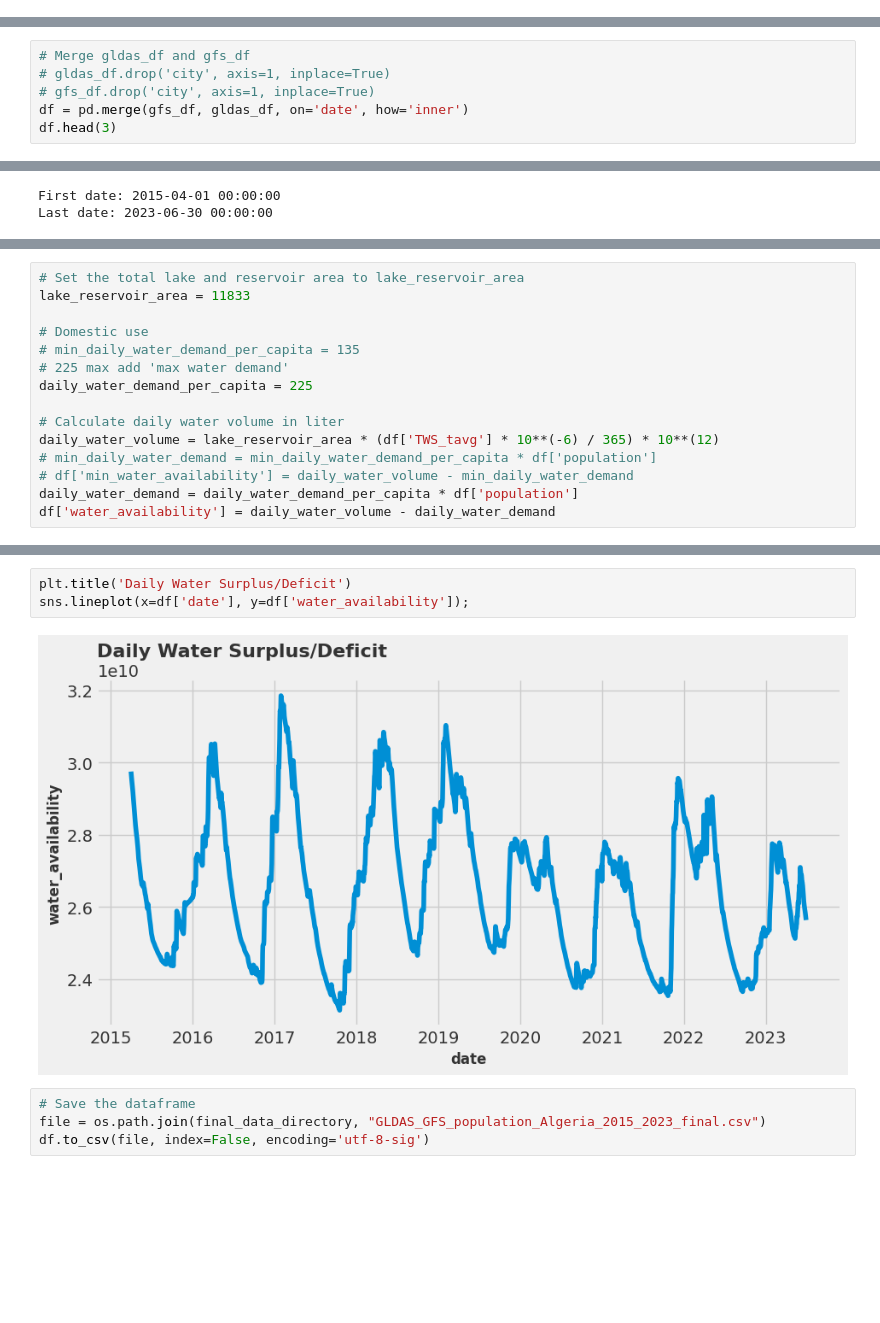
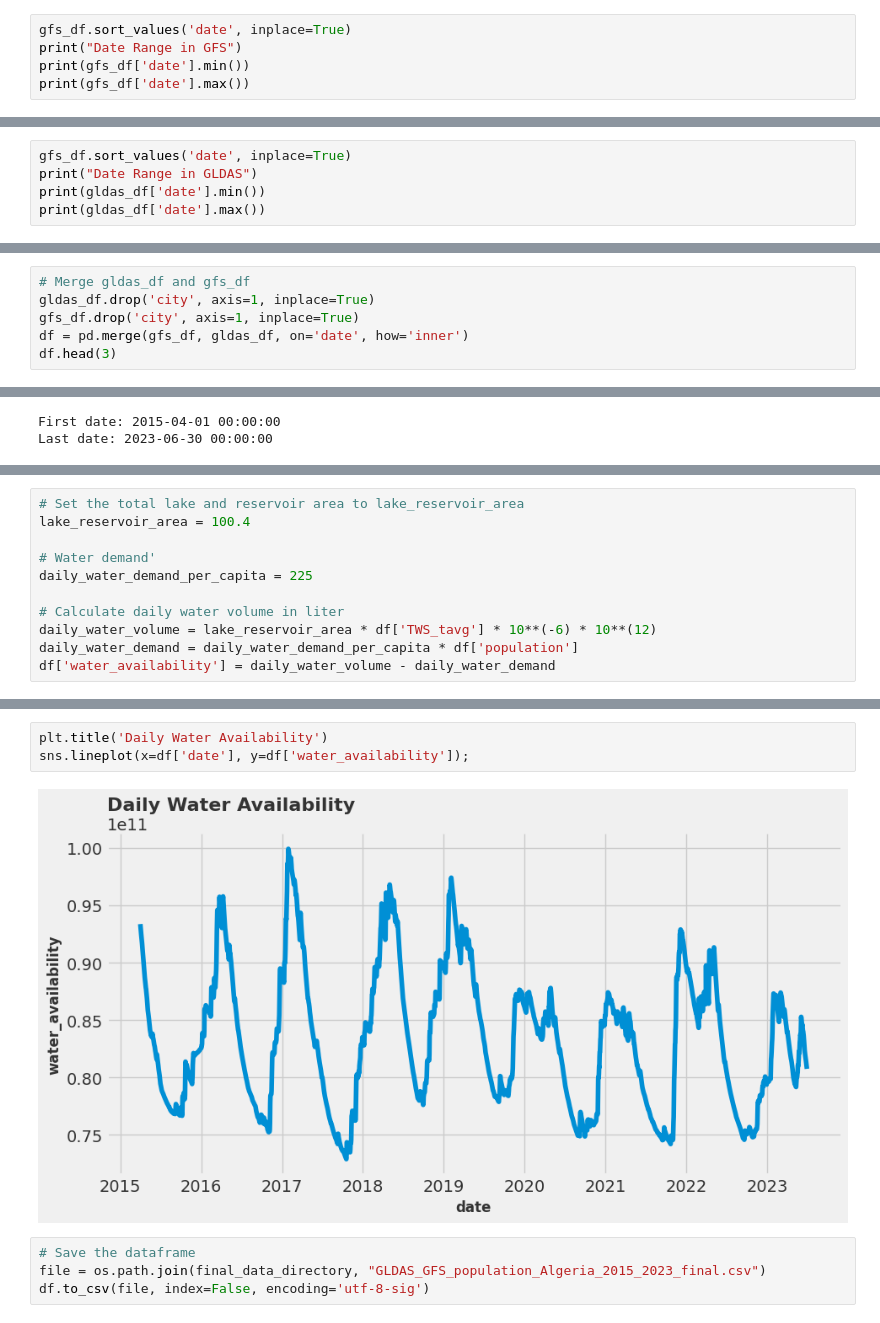
Before and after one commit to argishh/AlgeriaBhopal_WaterManagementandForecasting, a Jupyter notebook: src/Task3_Preprocessing/notebooks/preprocessing_algeria_MihoRosenberg.ipynb, the cells around one changed output, grey strips where cells are left out. Drawn from its saved outputs; the diff is of its cells as text; blank space fills up the shorter version.

```diff
--- a/src/Task3_Preprocessing/notebooks/preprocessing_algeria_MihoRosenberg.ipynb
+++ b/src/Task3_Preprocessing/notebooks/preprocessing_algeria_MihoRosenberg.ipynb
@@ -300,0 +317,5 @@ Population:  1950-12-31 00:00:00 2035-12-31 00:00:00
+# %%
+gfs_df.sort_values('date', inplace=True)
+print("Date Range in GFS")
+print(gfs_df['date'].min())
+print(gfs_df['date'].max())
@@ -300,0 +358,5 @@ Population:  1950-12-31 00:00:00 2035-12-31 00:00:00
+# %%
+gfs_df.sort_values('date', inplace=True)
+print("Date Range in GLDAS")
+print(gldas_df['date'].min())
+print(gldas_df['date'].max())
@@ -348,8 +428,8 @@ Categorical Columns: Index(['date'], dtype='object')
 * GLDAS_Bhopal_2010_2023.csv
 # %%
 # Merge gldas_df and gfs_df
-# gldas_df.drop('city', axis=1, inplace=True)
-# gfs_df.drop('city', axis=1, inplace=True)
+gldas_df.drop('city', axis=1, inplace=True)
+gfs_df.drop('city', axis=1, inplace=True)
 df = pd.merge(gfs_df, gldas_df, on='date', how='inner')
 df.head(3)
 # %% [output]
@@ -465,17 +562,13 @@ $$Daily Water Availability in Algeria (Liters) = Daily Water Demand in Algeria (
 ###### **URL**: </br>
 # %%
 # Set the total lake and reservoir area to lake_reservoir_area
-lake_reservoir_area = 11833
+lake_reservoir_area = 100.4
 
-# Domestic use
-# min_daily_water_demand_per_capita = 135
-# 225 max add 'max water demand'
+# Water demand'
 daily_water_demand_per_capita = 225
 
 # Calculate daily water volume in liter
-daily_water_volume = lake_reservoir_area * (df['TWS_tavg'] * 10**(-6) / 365) * 10**(12)
-# min_daily_water_demand = min_daily_water_demand_per_capita * df['population']
-# df['min_water_availability'] = daily_water_volume - min_daily_water_demand
+daily_water_volume = lake_reservoir_area * df['TWS_tavg'] * 10**(-6) * 10**(12)
 daily_water_demand = daily_water_demand_per_capita * df['population']
 df['water_availability'] = daily_water_volume - daily_water_demand
 # %%
@@ -506,8 +599,8 @@ df['water_availability'].hist();
 # %%
-plt.title('Daily Water Surplus/Deficit')
+plt.title('Daily Water Availability')
 sns.lineplot(x=df['date'], y=df['water_availability']);
 # %% [output]
-[figure, old version]
+[figure, new version]
 # %%
 # Save the dataframe
 file = os.path.join(final_data_directory, "GLDAS_GFS_population_Algeria_2015_2023_final.csv")
```
Also changed, not shown: parts of 39 cells of this notebook.
